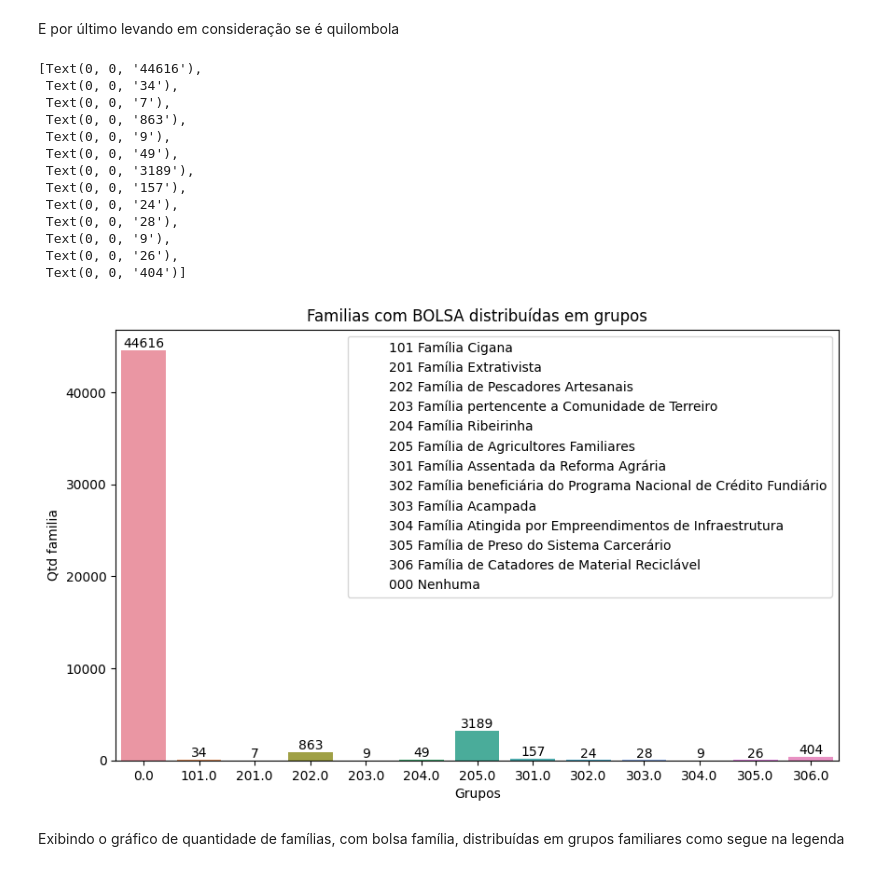
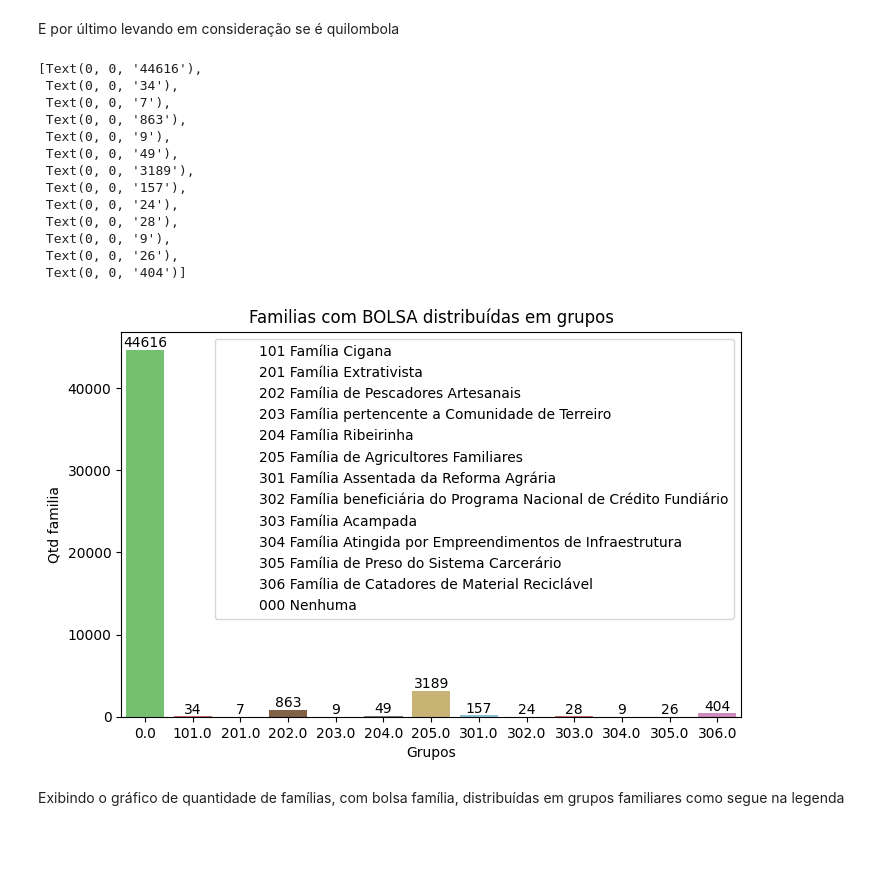
Before and after one commit to Jownao/dive_datascience, a Jupyter notebook: lab/03_Analise_dados_bolsa_familia.ipynb, the cells around one changed output. Cells and saved outputs as stored; diff of their text form; code cells hidden in the pictures; blank space fills up the shorter version.

```diff
--- a/lab/03_Analise_dados_bolsa_familia.ipynb
+++ b/lab/03_Analise_dados_bolsa_familia.ipynb
@@ -206,41 +209,41 @@ datatb = convert_sums_frame(datatb, ['ind_parc_mds_fam','id_familia'])
 datatb = datatb.sort_values(by='ind_parc_mds_fam',
                       ascending=False )
 
-bar = sns.barplot(data=datatb, x="ind_parc_mds_fam",y="id_familia",errwidth=0)
+bar = sns.barplot(data=datatb, x="ind_parc_mds_fam",y="id_familia",errwidth=0, palette=colors)
 bar.set(xlabel='Grupos',ylabel='Qtd familia')
 plt.title('Familias com BOLSA distribuídas em grupos')
 plt.legend((
 '101 Família Cigana',
 '201 Família Extrativista',
 '202 Família de Pescadores Artesanais',
 '203 Família pertencente a Comunidade de Terreiro',
 '204 Família Ribeirinha',
 '205 Família de Agricultores Familiares',
 '301 Família Assentada da Reforma Agrária',
 '302 Família beneficiária do Programa Nacional de Crédito Fundiário',
 '303 Família Acampada',
 '304 Família Atingida por Empreendimentos de Infraestrutura',
 '305 Família de Preso do Sistema Carcerário',
 '306 Família de Catadores de Material Reciclável',
 '000 Nenhuma'
 ))
 plt.rcParams["figure.figsize"] = (8, 5)
 bar.bar_label(bar.containers[0])
 # %% [output]
 [Text(0, 0, '44616'),
  Text(0, 0, '34'),
  Text(0, 0, '7'),
  Text(0, 0, '863'),
  Text(0, 0, '9'),
  Text(0, 0, '49'),
  Text(0, 0, '3189'),
  Text(0, 0, '157'),
  Text(0, 0, '24'),
  Text(0, 0, '28'),
  Text(0, 0, '9'),
  Text(0, 0, '26'),
  Text(0, 0, '404')]
-[figure, old version]
+[figure, new version]
 # %% [markdown]
 Exibindo o gráfico de quantidade de famílias, com bolsa família, distribuídas em grupos familiares como segue na legenda
 # %%
```
Also changed, not shown: parts of 26 cells of this notebook.
